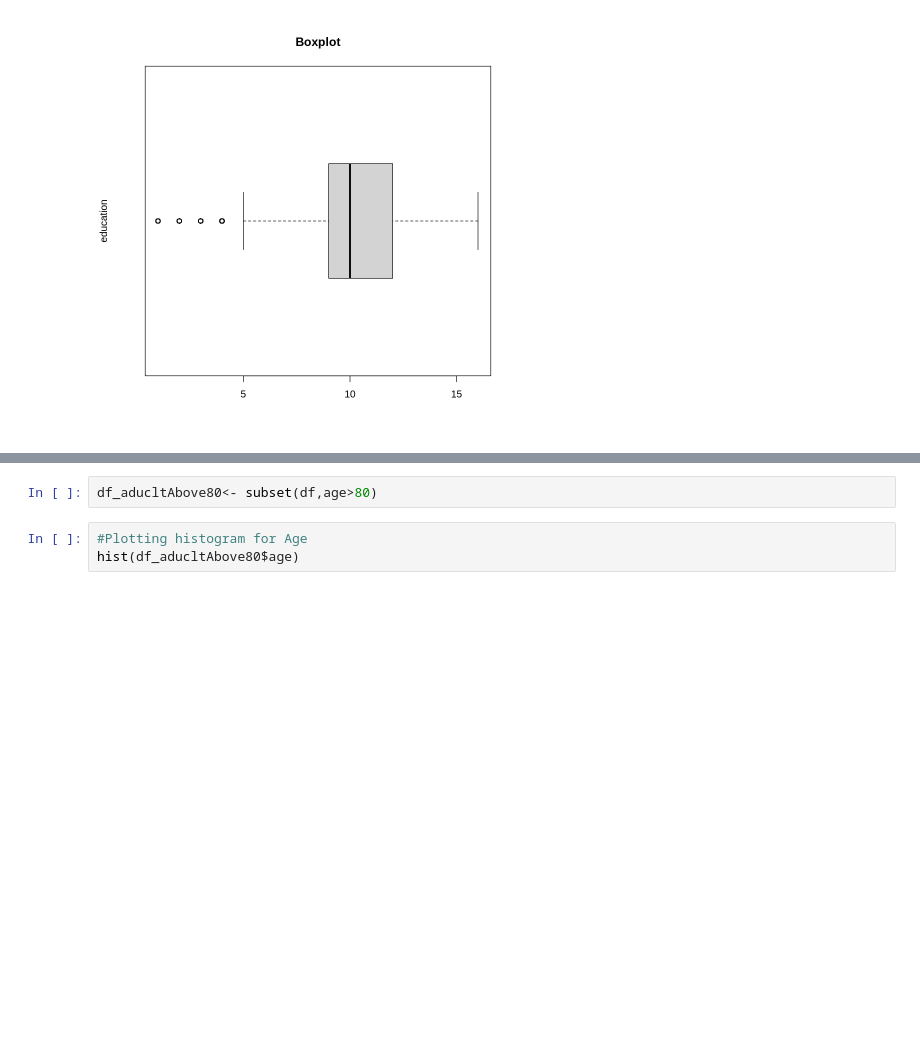
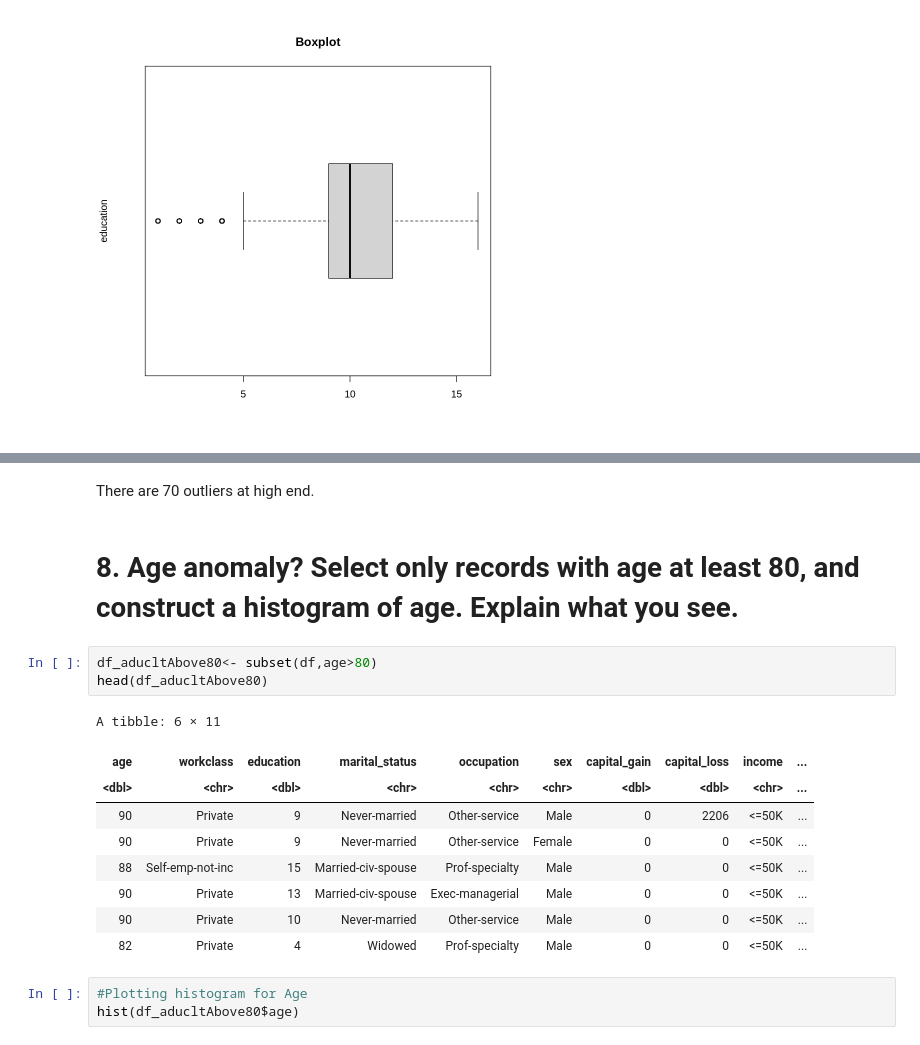
Before and after one commit to sg758253/IDS, a Jupyter notebook: HW4/problem1_r.ipynb, the cells around one changed output, grey strips where cells are left out. Drawn from its saved outputs; the diff is of its cells as text; blank space fills up the shorter version.

```diff
--- a/HW4/problem1_r.ipynb
+++ b/HW4/problem1_r.ipynb
@@ -175,5 +253,20 @@ The scaled education values that are NOT outliers:
+# %% [markdown]
+There are 70 outliers at high end.
+# %% [markdown]
+# 8. Age anomaly? Select only records with age at least 80, and construct a histogram of age. Explain what you see.
 # %%
 df_aducltAbove80<- subset(df,age>80)
+head(df_aducltAbove80)
+# %% [output]
+A tibble: 6 × 11
+| age | workclass | education | marital_status | occupation | sex | capital_gain | capital_loss | income | ... |
+| <dbl> | <chr> | <dbl> | <chr> | <chr> | <chr> | <dbl> | <dbl> | <chr> | ... |
+| 90 | Private | 9 | Never-married | Other-service | Male | 0 | 2206 | <=50K | ... |
+| 90 | Private | 9 | Never-married | Other-service | Female | 0 | 0 | <=50K | ... |
+| 88 | Self-emp-not-inc | 15 | Married-civ-spouse | Prof-specialty | Male | 0 | 0 | <=50K | ... |
+| 90 | Private | 13 | Married-civ-spouse | Exec-managerial | Male | 0 | 0 | <=50K | ... |
+| 90 | Private | 10 | Never-married | Other-service | Male | 0 | 0 | <=50K | ... |
+| 82 | Private | 4 | Widowed | Prof-specialty | Male | 0 | 0 | <=50K | ... |
 # %%
 #Plotting histogram for Age
 hist(df_aducltAbove80$age)
```
Also changed, not shown: parts of 30 cells of this notebook.
